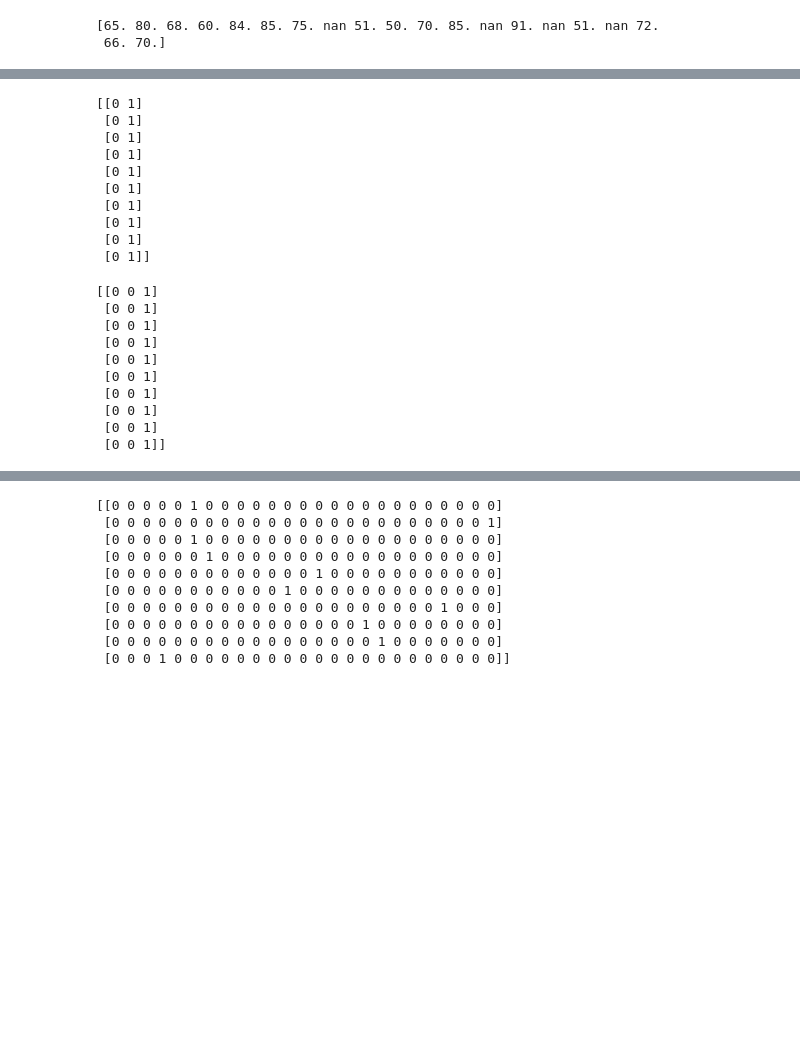
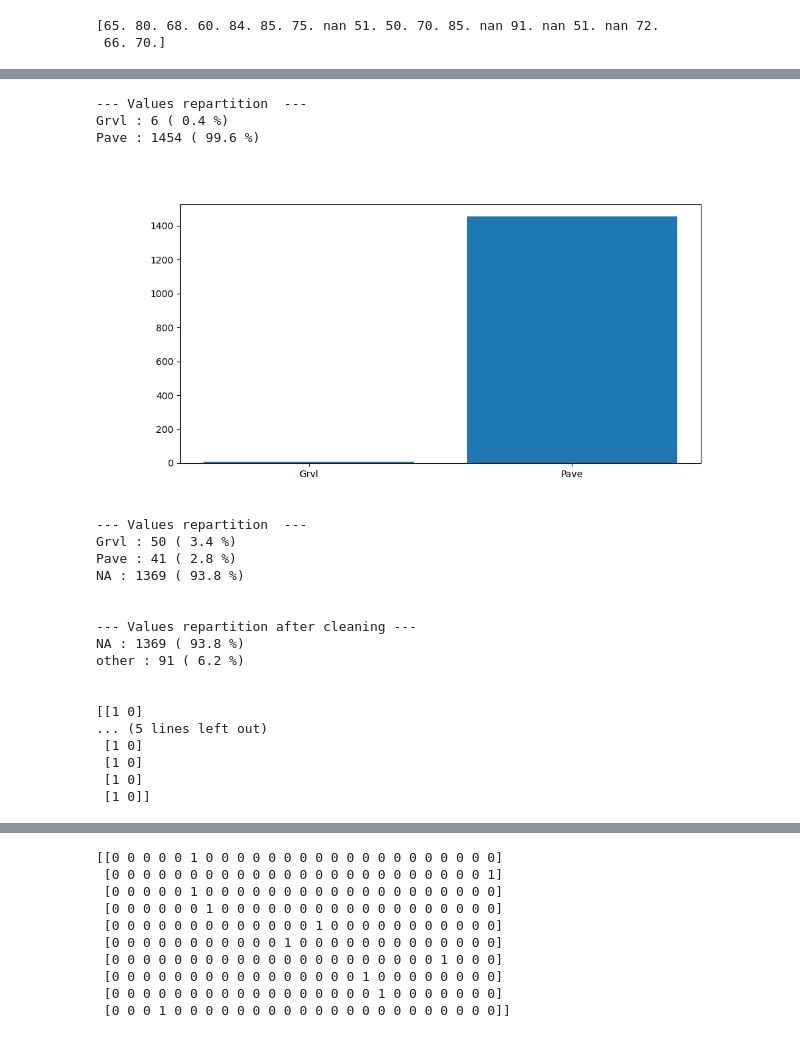
Before and after one commit to MaximeD34/house_price, a Jupyter notebook: data_processing.ipynb, the cells around one changed output, grey strips where cells are left out. Drawn from its saved outputs; the diff is of its cells as text; code cells hidden in the pictures; blank space fills up the shorter version.

```diff
--- a/data_processing.ipynb
+++ b/data_processing.ipynb
@@ -86,36 +139,53 @@ LotArea = data[:,4].astype(float)
 # %%
+#TO IGNORE : Grvl is ultra rare
+
 #Street
-Street = data[:,5]
+Street = data[:,5].copy()
 uniqueStreet = np.array(["Grvl", "Pave"])
-oneHotEncodedStreet = oneHotEncode(Street, uniqueStreet)
-print(oneHotEncodedStreet[:10]) #1 0 is rare
+
+printRepartion(Street, uniqueStreet)
+plotRepartition(Street, uniqueStreet)
+
+# oneHotEncodedStreet = oneHotEncode(Street, uniqueStreet)
+# print(oneHotEncodedStreet[:10]) #1 0 is rare
 # %% [output]
-[[0 1]
- [0 1]
- [0 1]
- [0 1]
- [0 1]
- [0 1]
- [0 1]
- [0 1]
- [0 1]
- [0 1]]
+--- Values repartition  ---
+Grvl : 6 ( 0.4 %)
+Pave : 1454 ( 99.6 %)
+[figure, added]
 # %%
 #Alley
-Alley = data[:,6]
+Alley = data[:,6].copy()
 uniqueAlley = np.array(["Grvl", "Pave", "NA"])
+
+printRepartion(Alley, uniqueAlley)
+
+#We keep only NA and other
+Alley[Alley == "Grvl"] = "other"
+Alley[Alley == "Pave"] = "other"
+uniqueAlley = np.array(["NA", "other"])
+
+printRepartion(Alley, uniqueAlley, "after cleaning")
+
 oneHotEncodedAlley = oneHotEncode(Alley, uniqueAlley)
 print(oneHotEncodedAlley[:10]) #almost all NA
 # %% [output]
-[[0 0 1]
- [0 0 1]
- [0 0 1]
- [0 0 1]
- [0 0 1]
- [0 0 1]
- [0 0 1]
- [0 0 1]
- [0 0 1]
- [0 0 1]]
+--- Values repartition  ---
+Grvl : 50 ( 3.4 %)
+Pave : 41 ( 2.8 %)
+NA : 1369 ( 93.8 %)
+
+
+--- Values repartition after cleaning ---
+NA : 1369 ( 93.8 %)
+other : 91 ( 6.2 %)
+
+
+[[1 0]
+... (5 lines left out)
+ [1 0]
+ [1 0]
+ [1 0]
+ [1 0]]
 # %%
 #LotShape
```
Also changed, not shown: parts of 14 cells of this notebook.
